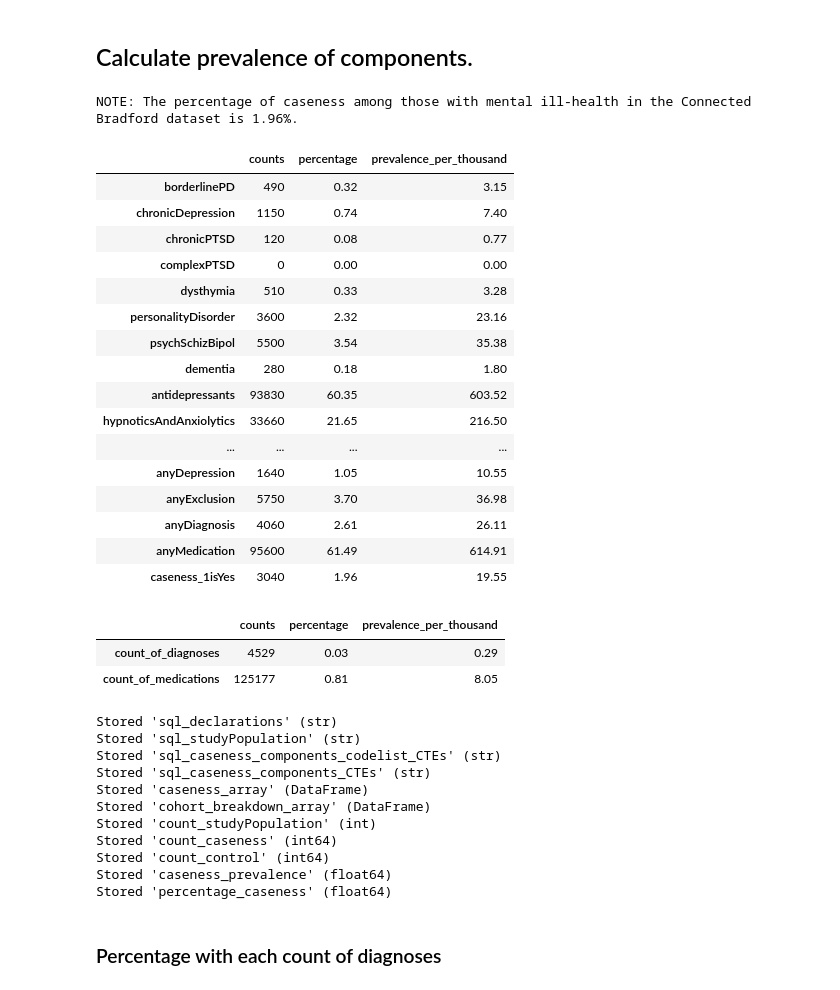
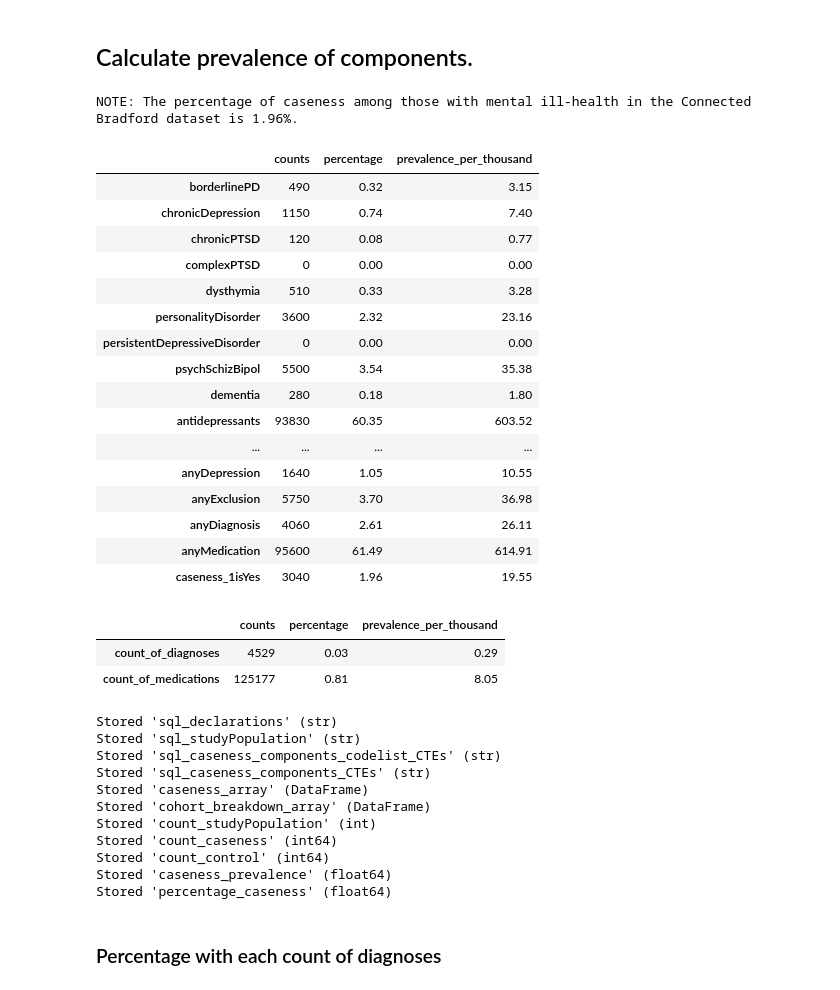
Before and after one commit to ConnectedBradford/CB_1759_Joining-Primary-and-Secondary-Care-, a Jupyter notebook: code/UNSEEN_create_caseness_variable.ipynb, the cells around one changed output. Drawn from its saved outputs; the diff is of its cells as text; code cells hidden in the pictures.

```diff
--- a/code/UNSEEN_create_caseness_variable.ipynb
+++ b/code/UNSEEN_create_caseness_variable.ipynb
@@ -646,7 +681,7 @@ cohort_breakdown_array['anyPTSD'] = \
     pandas.DataFrame( cohort_breakdown_array.loc[:, cohort_breakdown_array.columns.isin(['chronicPTSD', 'complexPTSD'])].any(axis = 1) )
 
 cohort_breakdown_array['anyDepression'] = \
-    pandas.DataFrame( cohort_breakdown_array.loc[:, cohort_breakdown_array.columns.isin(['chronicDepression', 'dysthymia'])].any(axis = 1) )
+    pandas.DataFrame( cohort_breakdown_array.loc[:, cohort_breakdown_array.columns.isin(['chronicDepression', 'dysthymia', 'persistentDepressiveDisorder'])].any(axis = 1) )
 
 cohort_breakdown_array['anyExclusion'] = \
     pandas.DataFrame( cohort_breakdown_array.loc[:, cohort_breakdown_array.columns.isin(['psychSchizBipol', 'dementia'])].any(axis = 1) )
@@ -711,37 +746,37 @@ if count_caseness < redaction_threshold:
     print(f'Therefore, we will use the redaction threshold as the imputed count of caseness.')
     count_caseness = redaction_threshold
     caseness_prevalence = count_caseness / count_studyPopulation
     count_control = count_studyPopulation - count_caseness
 else:
     print(f'\033[1mNOTE: The percentage of caseness among those with mental ill-health in the Connected Bradford dataset is {percentage_caseness}%\033[0m. \n')
 
 
 
 display( pandas.DataFrame(data = {'counts' : counts, 'percentage' : percentage, 'prevalence_per_thousand' : prevalence_per_thousand} ) )
 
 display( pandas.DataFrame(data = {'counts' : cohort_breakdown_array.iloc[:, cohort_breakdown_array.columns.isin(['count_of_diagnoses', 'count_of_medications'])].sum(),
                                   'percentage' : round(cohort_breakdown_array.iloc[:, cohort_breakdown_array.columns.isin(['count_of_diagnoses', 'count_of_medications'])].sum() /
                                                        len(cohort_breakdown_array), 2),
                                   'prevalence_per_thousand' : round(cohort_breakdown_array.iloc[:, cohort_breakdown_array.columns.isin(['count_of_diagnoses', 'count_of_medications'])].sum() /
                                                                     len(cohort_breakdown_array) * 10, 2)
                                  } ) )
 
 %store sql_declarations sql_studyPopulation sql_caseness_components_codelist_CTEs sql_caseness_components_CTEs \
         caseness_array cohort_breakdown_array count_studyPopulation count_caseness count_control \
         caseness_prevalence percentage_caseness
 # %% [output]
 NOTE: The percentage of caseness among those with mental ill-health in the Connected Bradford dataset is 1.96%.
 |  | counts | percentage | prevalence_per_thousand |
 | borderlinePD | 490 | 0.32 | 3.15 |
 | chronicDepression | 1150 | 0.74 | 7.40 |
 | chronicPTSD | 120 | 0.08 | 0.77 |
 | complexPTSD | 0 | 0.00 | 0.00 |
 | dysthymia | 510 | 0.33 | 3.28 |
 | personalityDisorder | 3600 | 2.32 | 23.16 |
+| persistentDepressiveDisorder | 0 | 0.00 | 0.00 |
 | psychSchizBipol | 5500 | 3.54 | 35.38 |
 | dementia | 280 | 0.18 | 1.80 |
 | antidepressants | 93830 | 60.35 | 603.52 |
-| hypnoticsAndAnxiolytics | 33660 | 21.65 | 216.50 |
 | ... | ... | ... | ... |
 | anyDepression | 1640 | 1.05 | 10.55 |
 | anyExclusion | 5750 | 3.70 | 36.98 |
```
Also changed, not shown: parts of 2 cells of this notebook.
